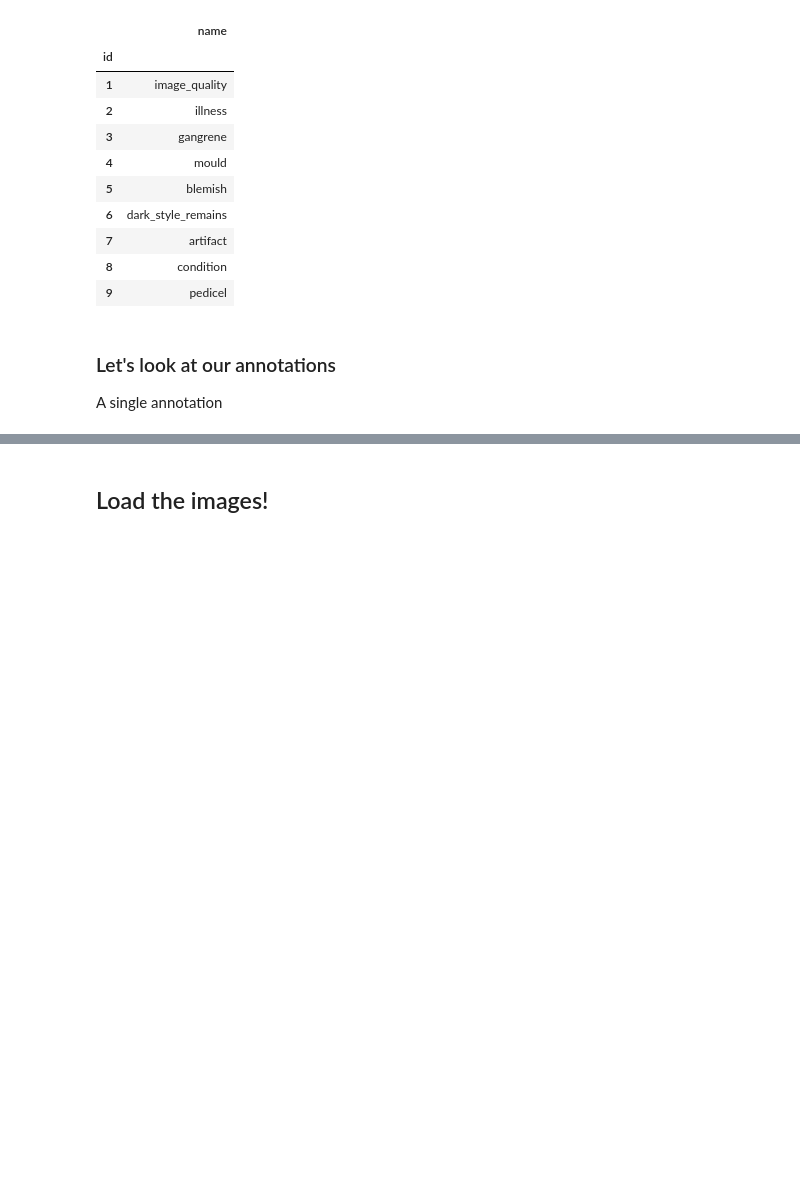
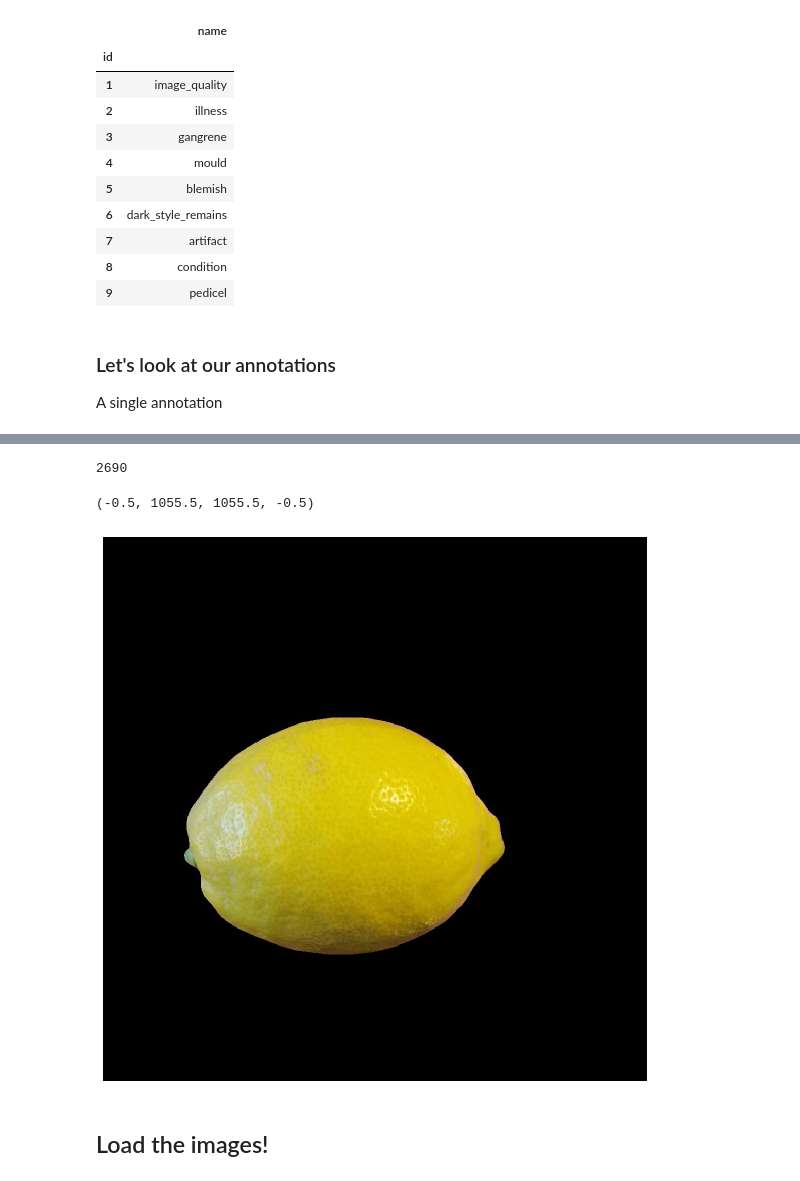
Before and after one commit to csulfrian/lemon-defect-detection, a Jupyter notebook: notebooks/initial-exploration.ipynb, the cells around one changed output, grey strips where cells are left out. Cells and saved outputs as stored; diff of their text form; code cells hidden in the pictures; blank space fills up the shorter version.

Commit message:
Data creation GTG!

```diff
--- a/notebooks/initial-exploration.ipynb
+++ b/notebooks/initial-exploration.ipynb
@@ -17,3 +19,16 @@ from skimage.transform import resize, rotate
+# %%
+# use ggplot style
+# plt.style.use('ggplot')
+
+font = {'family' : 'DejaVu Sans',
+        'weight' : 'normal',
+        'size'   : 16}
+
+# example of keyword argument unpacking
+plt.rc('font', **font)
+plot_size = (10, 10)
+
+chart_color = 'm'
 # %%
 coco = COCO('../data/raw/annotations/instances_default.json')
 # %% [output]
@@ -102,0 +203,16 @@ anns[3:5]
+# %%
+f = []
+for i, _ in enumerate(anns):
+    f.append(anns[i]['image_id'])
+x = np.array(f)
+len(np.unique(x))
+# %% [output]
+2690
+# %%
+one = io.imread('../data/raw/images/0001_A_H_0_A.jpg')
+fig, ax = plt.subplots(figsize=plot_size)
+ax.imshow(one)
+ax.axis('off')
+# %% [output]
+(-0.5, 1055.5, 1055.5, -0.5)
+[figure, added]
```
Also changed, not shown: parts of 54 cells of this notebook, 8 other files.
